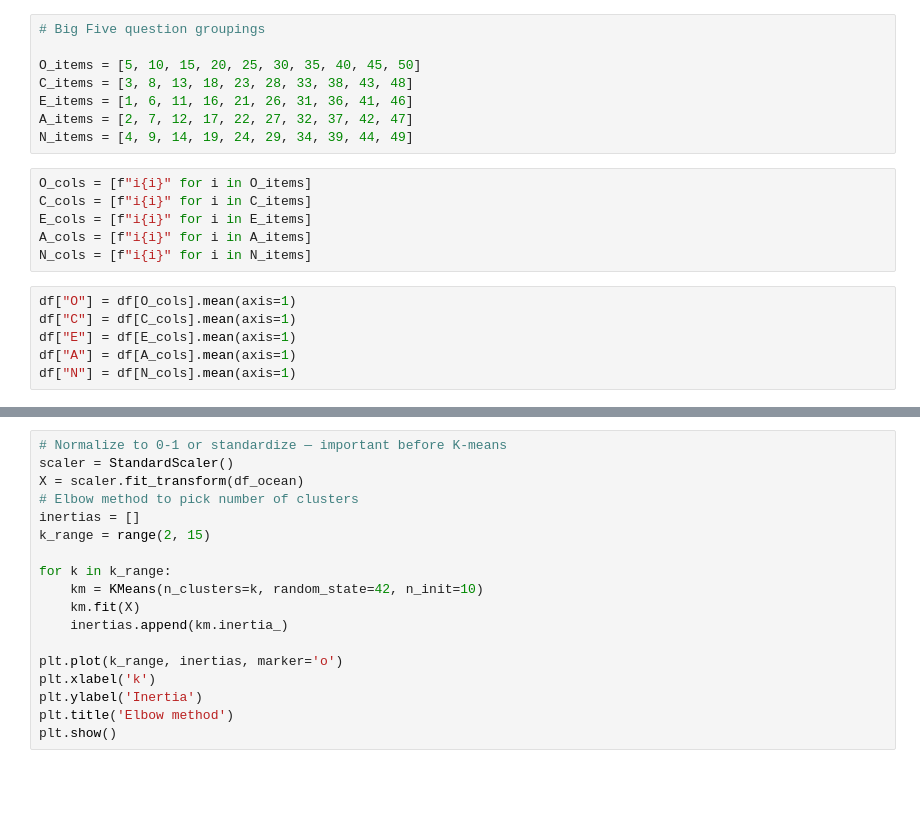
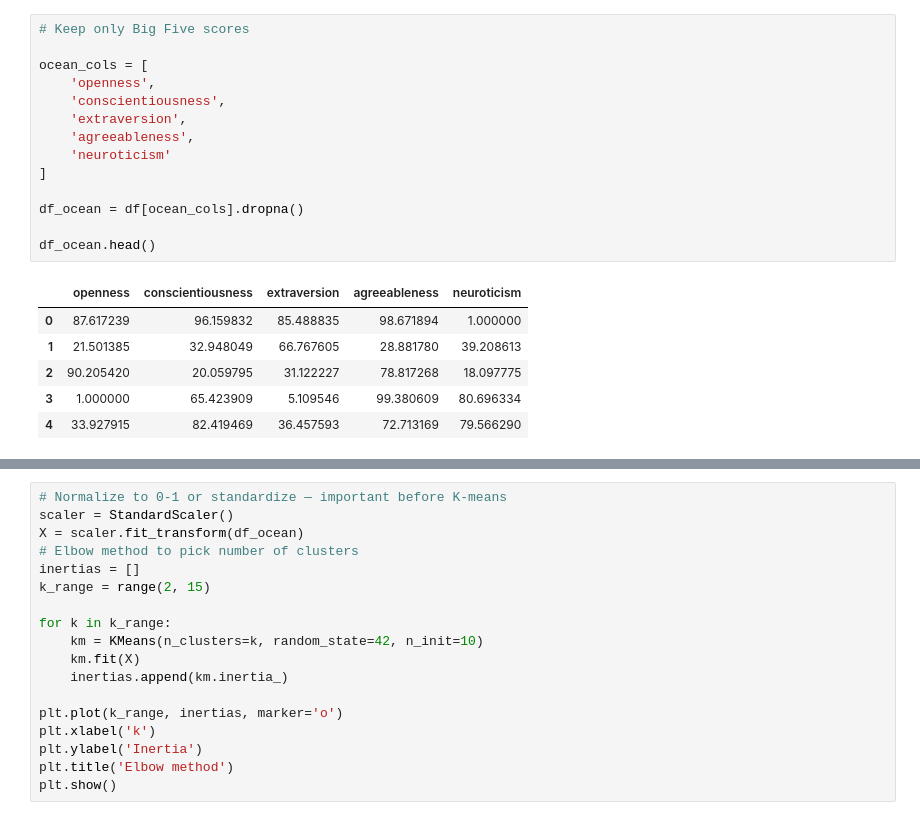
Before and after one commit to joyliu110/ECS-111-Final-Project, a Jupyter notebook: EDA.ipynb, the cells around one changed output, grey strips where cells are left out. Drawn from its saved outputs; the diff is of its cells as text; blank space fills up the shorter version.

```diff
--- a/EDA.ipynb
+++ b/EDA.ipynb
@@ -17,20 +17,21 @@ print(df.columns.tolist())
 # %%
-# Big Five question groupings
+# Keep only Big Five scores
 
-O_items = [5, 10, 15, 20, 25, 30, 35, 40, 45, 50]
-C_items = [3, 8, 13, 18, 23, 28, 33, 38, 43, 48]
-E_items = [1, 6, 11, 16, 21, 26, 31, 36, 41, 46]
-A_items = [2, 7, 12, 17, 22, 27, 32, 37, 42, 47]
-N_items = [4, 9, 14, 19, 24, 29, 34, 39, 44, 49]
+ocean_cols = [
+    'openness',
+    'conscientiousness',
+    'extraversion',
+    'agreeableness',
+    'neuroticism'
+]
+
+df_ocean = df[ocean_cols].dropna()
+
+df_ocean.head()
+# %% [output]
+|  | openness | conscientiousness | extraversion | agreeableness | neuroticism |
+| 0 | 87.617239 | 96.159832 | 85.488835 | 98.671894 | 1.000000 |
+| 1 | 21.501385 | 32.948049 | 66.767605 | 28.881780 | 39.208613 |
+| 2 | 90.205420 | 20.059795 | 31.122227 | 78.817268 | 18.097775 |
+| 3 | 1.000000 | 65.423909 | 5.109546 | 99.380609 | 80.696334 |
+| 4 | 33.927915 | 82.419469 | 36.457593 | 72.713169 | 79.566290 |
-# %%
-O_cols = [f"i{i}" for i in O_items]
-C_cols = [f"i{i}" for i in C_items]
-E_cols = [f"i{i}" for i in E_items]
-A_cols = [f"i{i}" for i in A_items]
-N_cols = [f"i{i}" for i in N_items]
-# %%
-df["O"] = df[O_cols].mean(axis=1)
-df["C"] = df[C_cols].mean(axis=1)
-df["E"] = df[E_cols].mean(axis=1)
-df["A"] = df[A_cols].mean(axis=1)
-df["N"] = df[N_cols].mean(axis=1)
```
Also changed, not shown: parts of 7 cells of this notebook.
